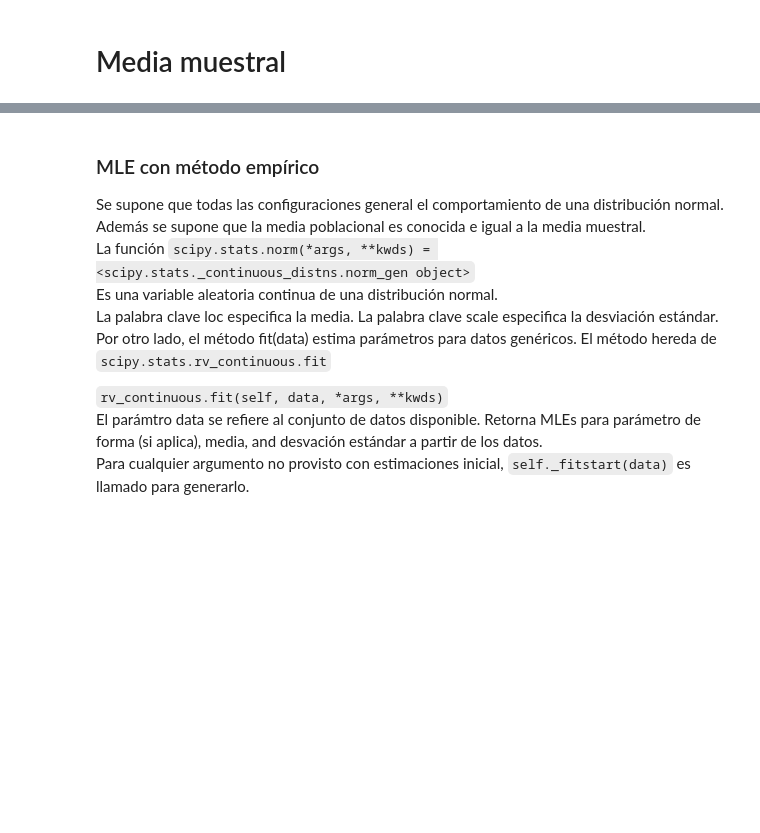
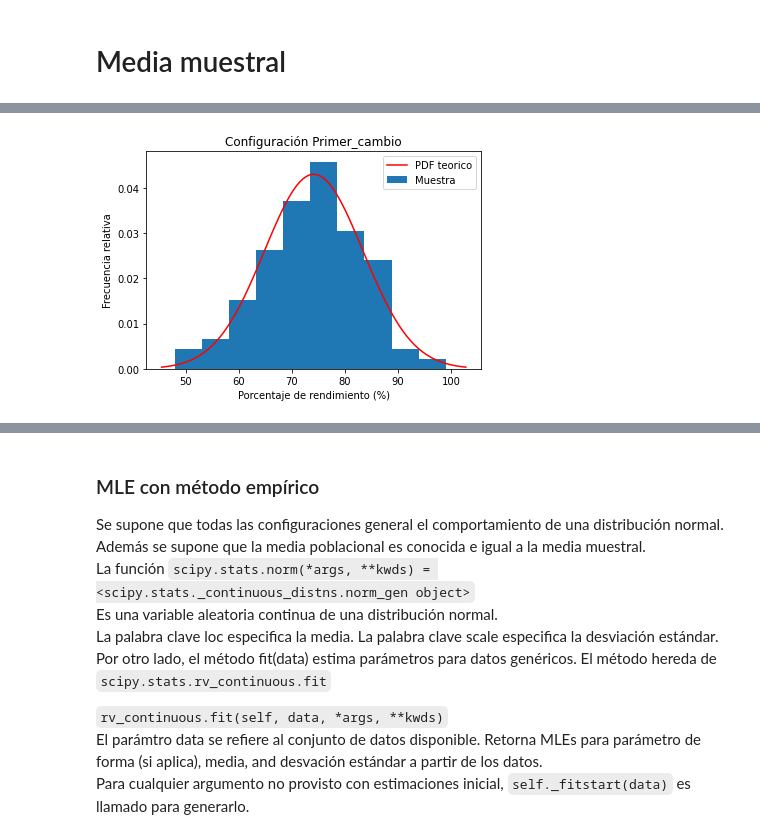
Before and after one commit to Abstractize/Statistical-Inference, a Jupyter notebook: statistical_inference.ipynb, the cells around one changed output, grey strips where cells are left out. Saved outputs shown, nothing was run; the diff lists cells and outputs as text; code cells hidden in the pictures; blank space fills up the shorter version.

```diff
--- a/statistical_inference.ipynb
+++ b/statistical_inference.ipynb
@@ -48,0 +81,14 @@ Promedio de configuración Segundo_cambio:  75.0
+# %%
+#MLE Primer_cambio
+Dist2 = norm(loc = mean2, scale = math.sqrt(np.var(data2, ddof = 1)))
+x = np.linspace(Dist2.ppf(0.001),
+                Dist2.ppf(0.999), 100)
+plt.hist(data2, density = True, label = "Muestra")
+plt.title("Configuración Primer_cambio")
+plt.xlabel("Porcentaje de rendimiento (%)")
+plt.ylabel("Frecuencia relativa")
+plt.plot(x, Dist2.pdf(x), "r-", label="PDF teorico")
+plt.legend()
+plt.show()
+# %% [output]
+[figure, added]
```
Also changed, not shown: parts of 15 cells of this notebook.
